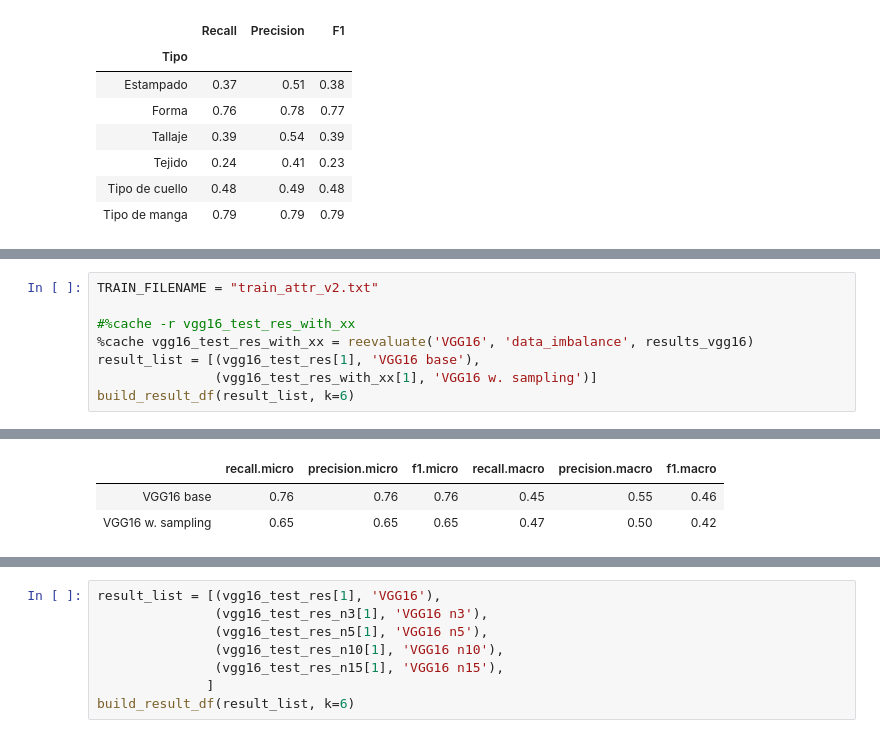
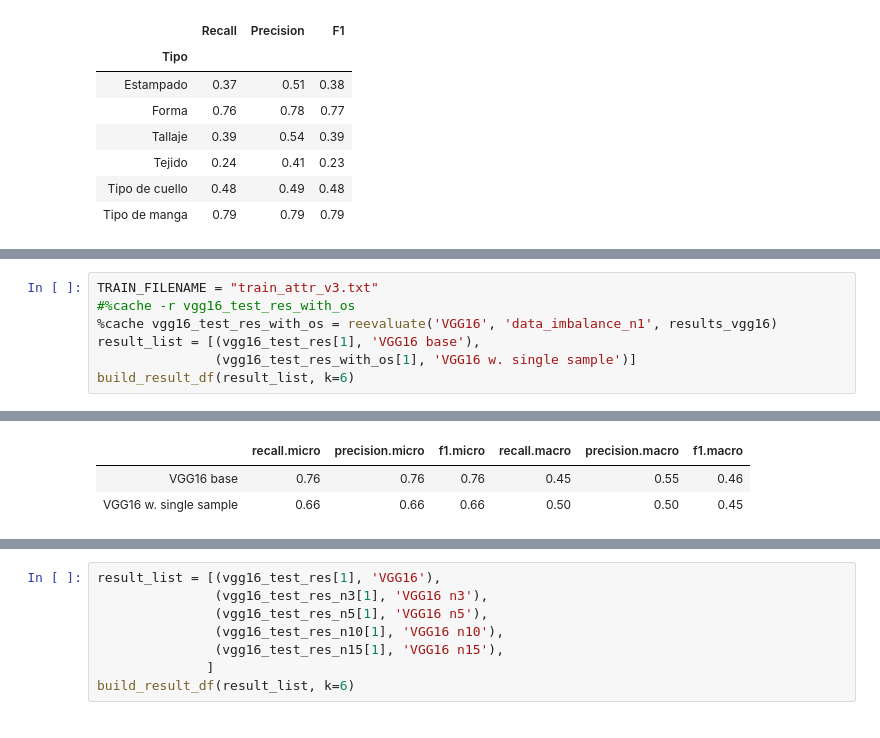
Before and after one commit to akepa/attribute-detection-in-fashon-images, a Jupyter notebook: DeepFashion_VersionReducida.ipynb, the cells around one changed output, grey strips where cells are left out. Saved outputs shown, nothing was run; the diff lists cells and outputs as text.

Commit message:
Resultados definitivos data imbalance

```diff
--- a/DeepFashion_VersionReducida.ipynb
+++ b/DeepFashion_VersionReducida.ipynb
@@ -1584,9 +1649,8 @@ def build_iterator_dataframe(partition, attr_type=None):
 # %%
-TRAIN_FILENAME = "train_attr_v2.txt"
-
-#%cache -r vgg16_test_res_with_xx
-%cache vgg16_test_res_with_xx = reevaluate('VGG16', 'data_imbalance', results_vgg16)
+TRAIN_FILENAME = "train_attr_v3.txt"
+#%cache -r vgg16_test_res_with_os
+%cache vgg16_test_res_with_os = reevaluate('VGG16', 'data_imbalance_n1', results_vgg16)
 result_list = [(vgg16_test_res[1], 'VGG16 base'),
-               (vgg16_test_res_with_xx[1], 'VGG16 w. sampling')]
+               (vgg16_test_res_with_os[1], 'VGG16 w. single sample')]
 build_result_df(result_list, k=6)
 # %% [output]
@@ -1596,3 +1658,3 @@ Loading cached value for variable 'vgg16_test_res_with_xx'. Time since caching:
 |  | recall.micro | precision.micro | f1.micro | recall.macro | precision.macro | f1.macro |
 | VGG16 base | 0.76 | 0.76 | 0.76 | 0.45 | 0.55 | 0.46 |
-| VGG16 w. sampling | 0.65 | 0.65 | 0.65 | 0.47 | 0.50 | 0.42 |
+| VGG16 w. single sample | 0.66 | 0.66 | 0.66 | 0.50 | 0.50 | 0.45 |
```
Also changed, not shown: parts of 78 cells of this notebook, 1 other file.
